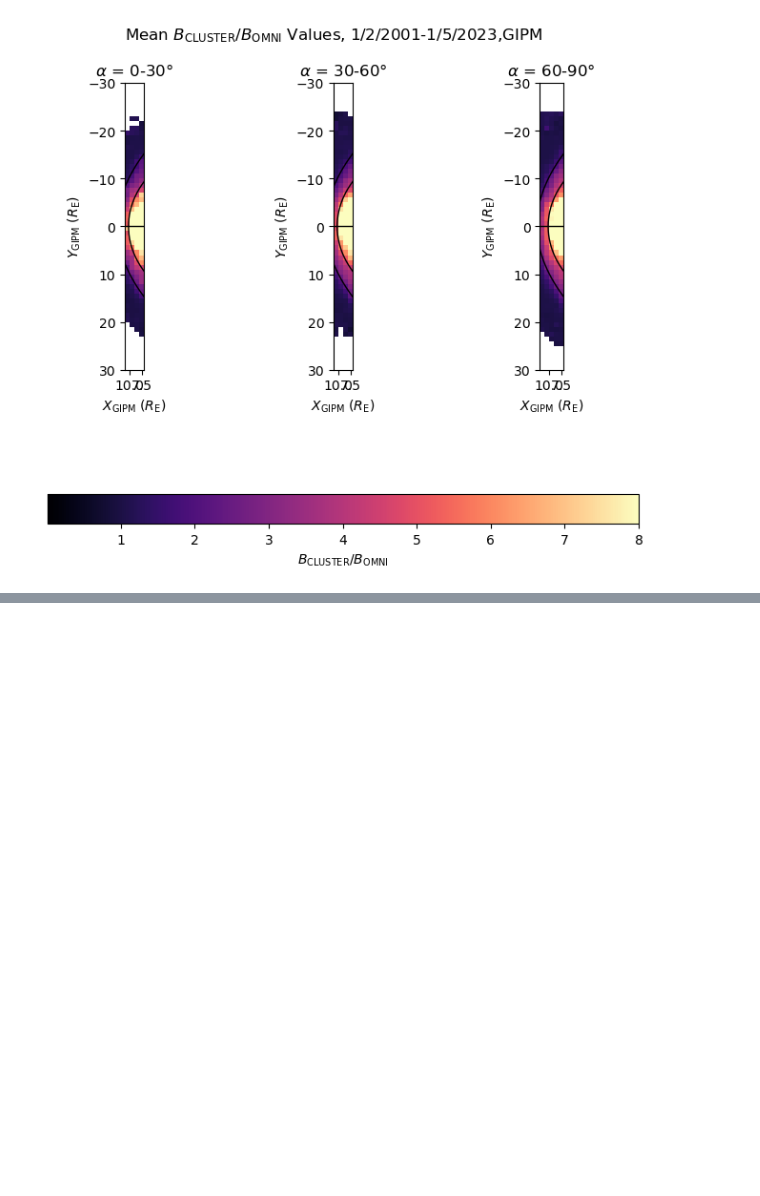
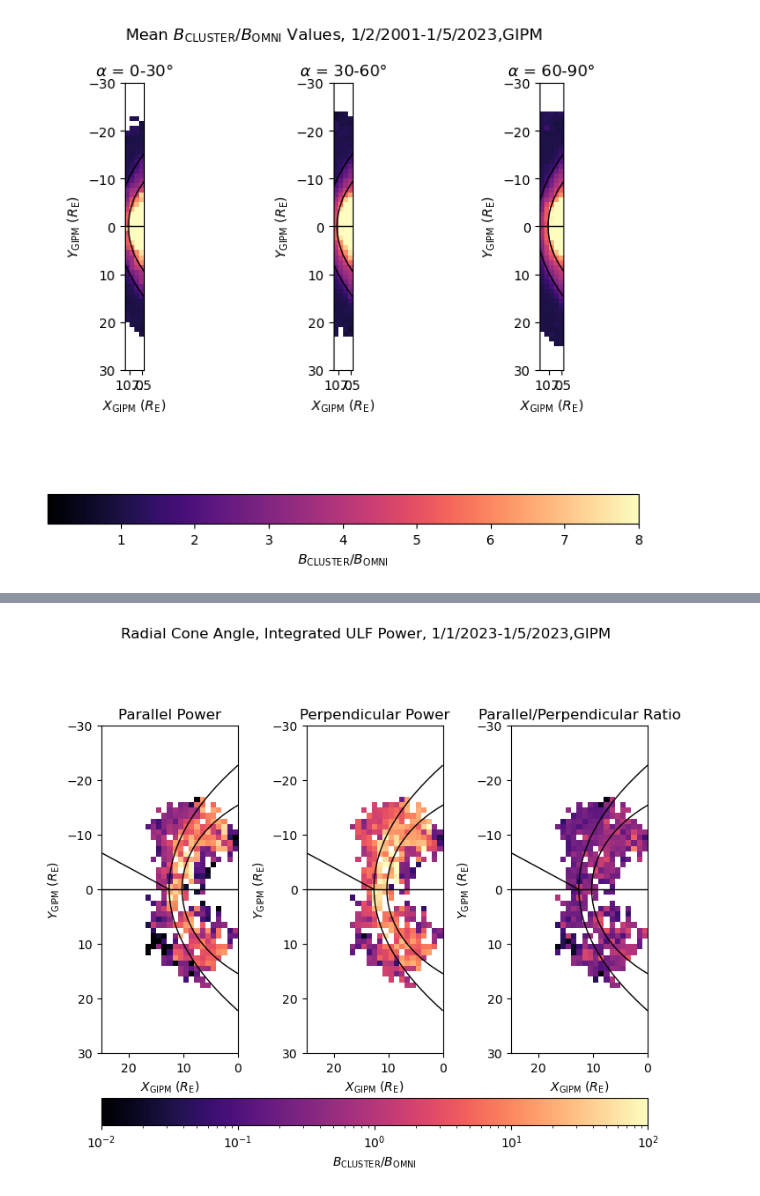
Before and after one commit to solarwindstream/gipm-mapping, a Jupyter notebook: Fine_Binning.ipynb, the cells around one changed output, grey strips where cells are left out. Drawn from its saved outputs; the diff is of its cells as text; code cells hidden in the pictures; blank space fills up the shorter version.

```diff
--- a/Fine_Binning.ipynb
+++ b/Fine_Binning.ipynb
@@ -2199,0 +2504,5 @@ binned_plot_cuts(mean_rat_rad, mean_rat_spir, mean_rat_perp, 1)
+# %%
+mean_para_l_r,mean_perp_l_r,para_perp_l_r = bin_lister_fourier(df_radial)
+binned_plot_spec(mean_para_l_r,mean_perp_l_r,para_perp_l_r, 'Radial')
+# %% [output]
+[figure, added]
```
Also changed, not shown: parts of 10 cells of this notebook.
